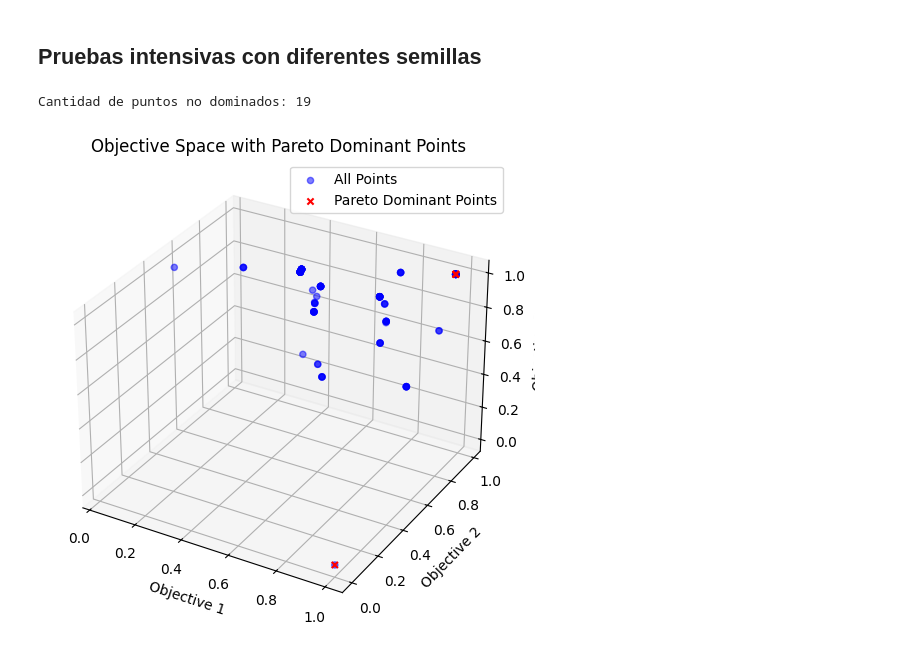
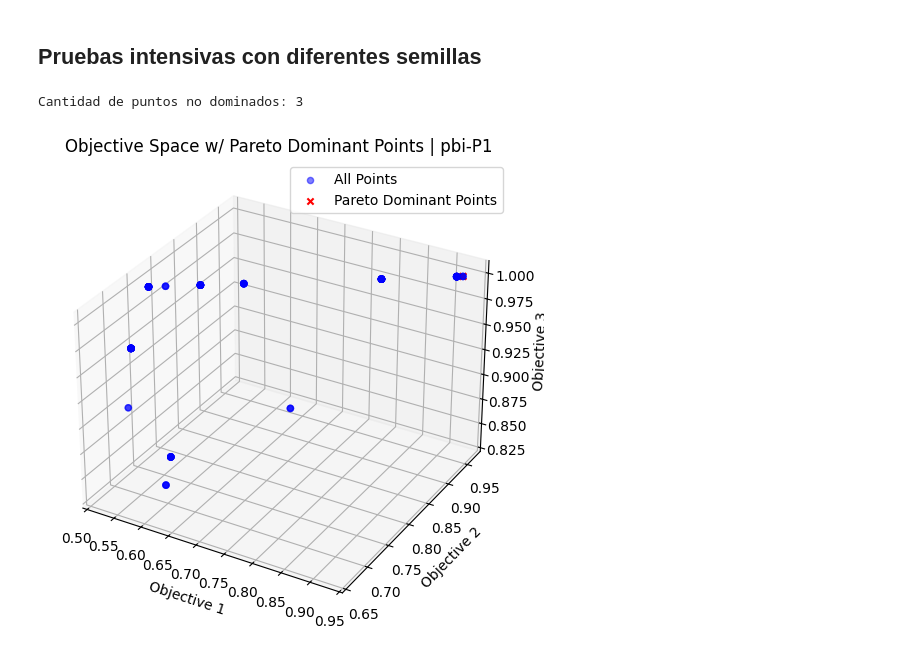
Before and after one commit to JoseFloreano/P3T_BIO_MOEAD, a Jupyter notebook: P3.ipynb, the cells around one changed output. Drawn from its saved outputs; the diff is of its cells as text; code cells hidden in the pictures.

```diff
--- a/P3.ipynb
+++ b/P3.ipynb
@@ -968,7 +968,7 @@ import matplotlib.pyplot as plt
 from mpl_toolkits.mplot3d import Axes3D  # Necesario para 3D
 
 
-def graficar(objective_points):
+def graficar(objective_points, guardar_img=False, ruta_img=None, titulo=None):
     """
     Grafica los puntos dominantes de Pareto en el espacio objetivo.
     Args:
@@ -999,7 +999,7 @@ def graficar(objective_points):
 
         plt.xlabel("Objective 1")
         plt.ylabel("Objective 2")
-        plt.title("Objective Space with Pareto Dominant Points")
+        plt.title(f"Objective Space w/ Pareto Dominant Points | {titulo}")
         plt.legend()
         plt.grid(True)
         plt.show()
@@ -1031,7 +1031,7 @@ def graficar(objective_points):
         ax.set_xlabel("Objective 1")
         ax.set_ylabel("Objective 2")
         ax.set_zlabel("Objective 3")
-        ax.set_title("Objective Space with Pareto Dominant Points")
+        ax.set_title(f"Objective Space w/ Pareto Dominant Points | {titulo}")
 
         ax.legend()
     elif dim >= 4:
@@ -1059,4 +1059,6 @@ def graficar(objective_points):
         # Etiquetas
         plt.xlabel("Objectives")
         plt.ylabel("Values")
-        plt.title("Objective Space with Pareto Dominant Points")
+        plt.title(f"Objective Space w/ Pareto Dominant Points | {titulo}")
+    if guardar_img:
+        plt.savefig(ruta_img, dpi=300, bbox_inches="tight")
@@ -1574,7 +1642,7 @@ def ejecucion_varias_semillas(
 semillas = [0, 17, 34, 51, 68, 85, 102, 119, 136, 153]
 fun_agreg = {"tchebycheff": tchebycheff, "weighted_sum": weighted_sum, "pbi": pbi}
 problema = 1
-agreg = 0
+agreg = 2
 # %%
 poblacion, objetivos, hipervolumen, df_resultados, df_soluciones = (
     ejecucion_varias_semillas(
@@ -1591,14 +1659,19 @@ poblacion, objetivos, hipervolumen, df_resultados, df_soluciones = (
 # %%
 df_resultados.to_csv(
     f"{list(fun_agreg.keys())[agreg]}/{list(fun_agreg.keys())[agreg]}-P{problema}.csv"
 )
 mapear_poblacion(poblacion, df_dummy, vals_numericos, objetivos).to_csv(
     f"{list(fun_agreg.keys())[agreg]}/reglas-{list(fun_agreg.keys())[agreg]}-P{problema}.csv"
 )
 df_soluciones.to_csv(
     f"{list(fun_agreg.keys())[agreg]}/soluciones-{list(fun_agreg.keys())[agreg]}-P{problema}.csv"
 )
-graficar(objetivos * -1)
+graficar(
+    objetivos * -1,
+    True,
+    f"{list(fun_agreg.keys())[agreg]}/{list(fun_agreg.keys())[agreg]}-P{problema}.png",
+    f"{list(fun_agreg.keys())[agreg]}-P{problema}",
+)
 # %% [output]
-Cantidad de puntos no dominados: 19
+Cantidad de puntos no dominados: 3
-[figure, old version]
+[figure, new version]
```
Also changed, not shown: parts of 5 cells of this notebook, 9 other files.
